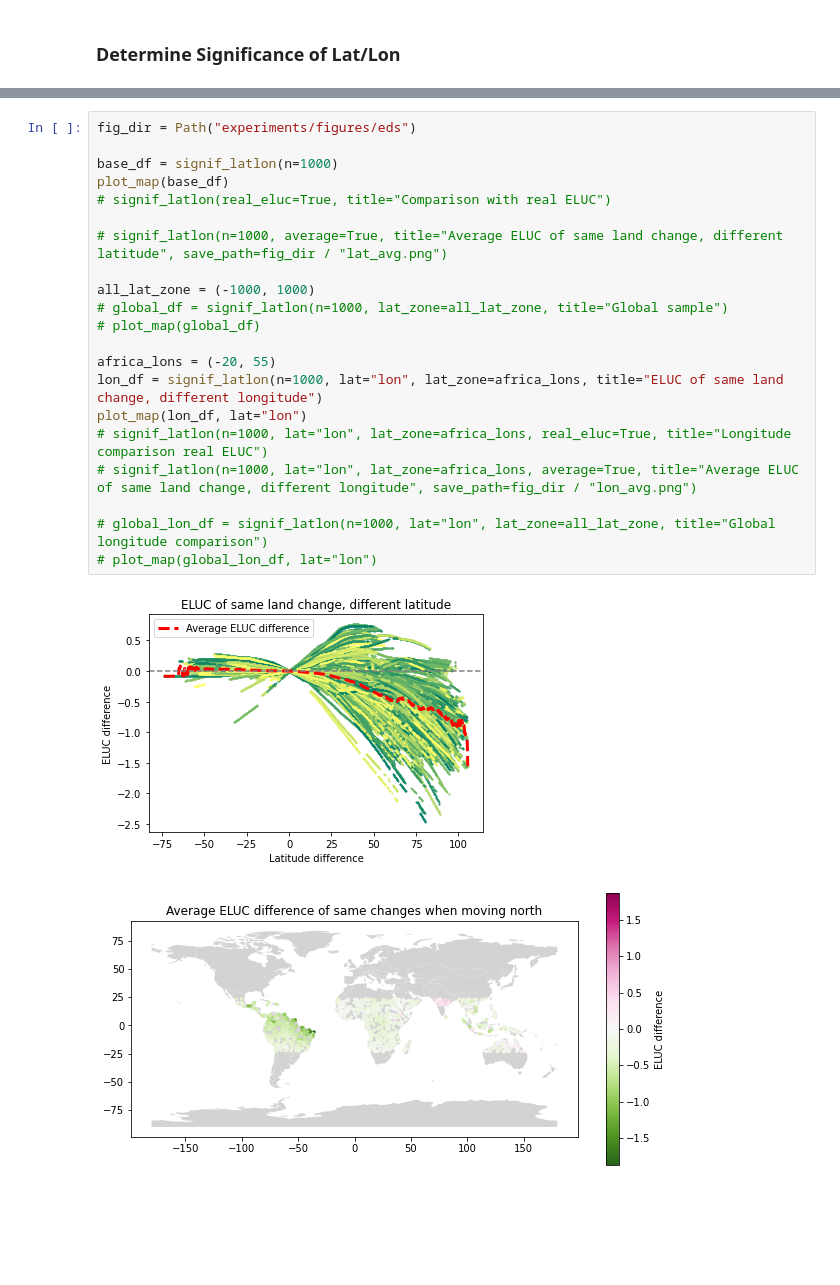
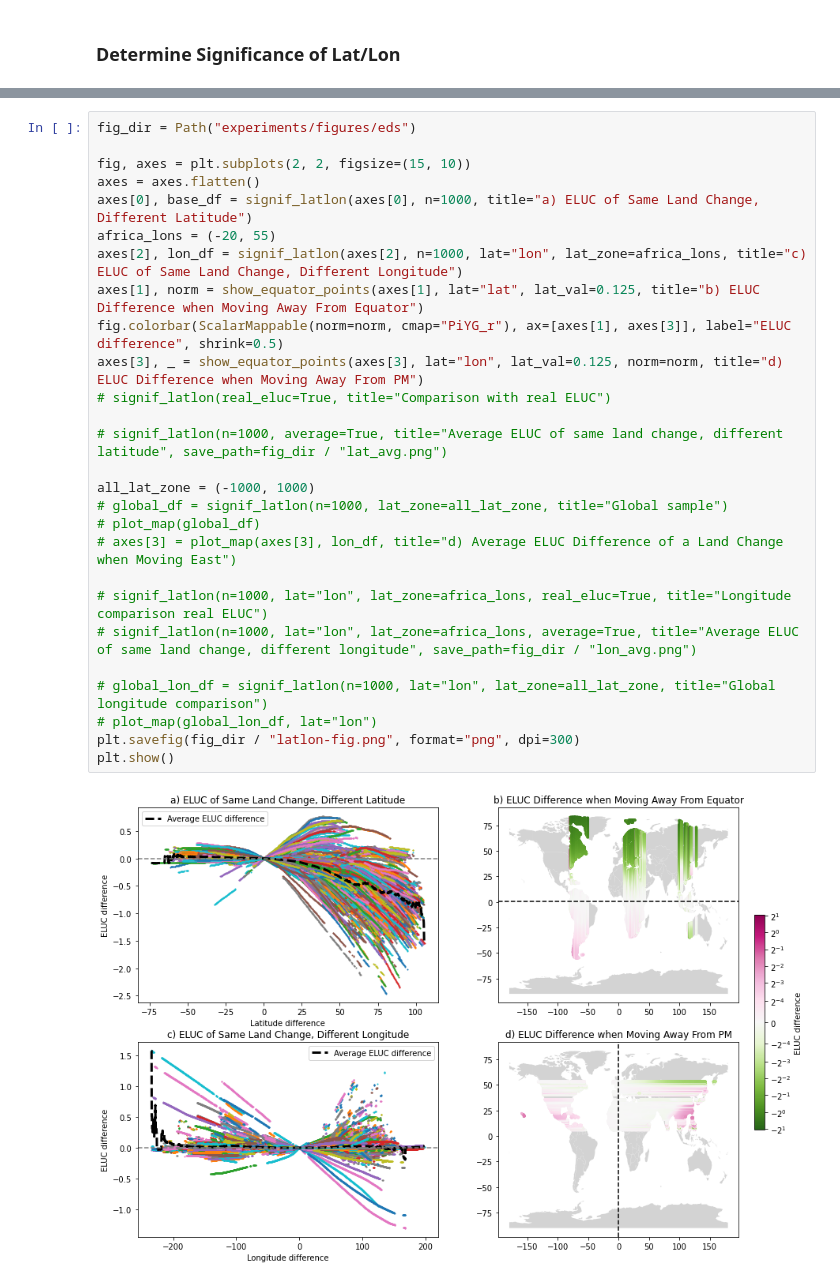
Before and after one commit to Project-Resilience/mvp, a Jupyter notebook: use_cases/eluc/experiments/predictor_experiments.ipynb, the cells around one changed output, grey strips where cells are left out. Saved outputs shown, nothing was run; the diff lists cells and outputs as text; blank space fills up the shorter version.

```diff
--- a/use_cases/eluc/experiments/predictor_experiments.ipynb
+++ b/use_cases/eluc/experiments/predictor_experiments.ipynb
@@ -375,24 +417,29 @@ def plot_map(df, lat="lat", save_path=None):
 # %%
 fig_dir = Path("experiments/figures/eds")
 
-base_df = signif_latlon(n=1000)
-plot_map(base_df)
+fig, axes = plt.subplots(2, 2, figsize=(15, 10))
+axes = axes.flatten()
+axes[0], base_df = signif_latlon(axes[0], n=1000, title="a) ELUC of Same Land Change, Different Latitude")
+africa_lons = (-20, 55)
+axes[2], lon_df = signif_latlon(axes[2], n=1000, lat="lon", lat_zone=africa_lons, title="c) ELUC of Same Land Change, Different Longitude")
+axes[1], norm = show_equator_points(axes[1], lat="lat", lat_val=0.125, title="b) ELUC Difference when Moving Away From Equator")
+fig.colorbar(ScalarMappable(norm=norm, cmap="PiYG_r"), ax=[axes[1], axes[3]], label="ELUC difference", shrink=0.5)
+axes[3], _ = show_equator_points(axes[3], lat="lon", lat_val=0.125, norm=norm, title="d) ELUC Difference when Moving Away From PM")
 # signif_latlon(real_eluc=True, title="Comparison with real ELUC")
 
 # signif_latlon(n=1000, average=True, title="Average ELUC of same land change, different latitude", save_path=fig_dir / "lat_avg.png")
 
 all_lat_zone = (-1000, 1000)
 # global_df = signif_latlon(n=1000, lat_zone=all_lat_zone, title="Global sample")
 # plot_map(global_df)
+# axes[3] = plot_map(axes[3], lon_df, title="d) Average ELUC Difference of a Land Change when Moving East")
 
-africa_lons = (-20, 55)
-lon_df = signif_latlon(n=1000, lat="lon", lat_zone=africa_lons, title="ELUC of same land change, different longitude")
-plot_map(lon_df, lat="lon")
 # signif_latlon(n=1000, lat="lon", lat_zone=africa_lons, real_eluc=True, title="Longitude comparison real ELUC")
 # signif_latlon(n=1000, lat="lon", lat_zone=africa_lons, average=True, title="Average ELUC of same land change, different longitude", save_path=fig_dir / "lon_avg.png")
 
 # global_lon_df = signif_latlon(n=1000, lat="lon", lat_zone=all_lat_zone, title="Global longitude comparison")
 # plot_map(global_lon_df, lat="lon")
+plt.savefig(fig_dir / "latlon-fig.png", format="png", dpi=300)
+plt.show()
 # %% [output]
-[figure, old version]
+[figure, new version]
-[figure, removed]
```
Also changed, not shown: parts of 2 cells of this notebook, 6 other files.
